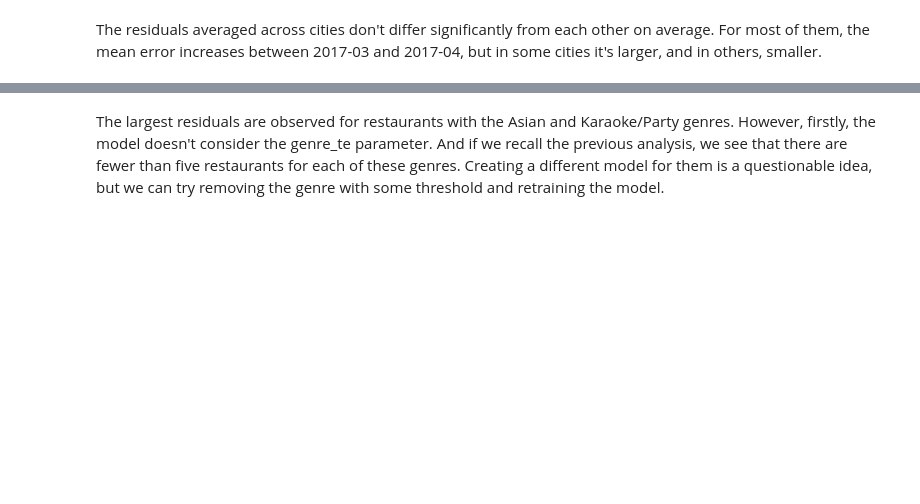
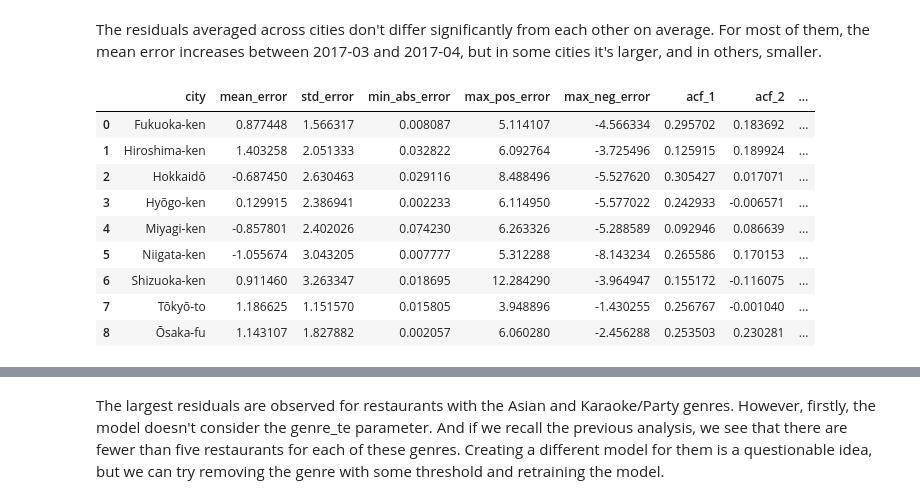
Before and after one commit to Lymuthien/mentoring_program, a Jupyter notebook: notebooks/5.0-model-training-lightgbm-optuna.ipynb, the cells around one changed output, grey strips where cells are left out. Saved outputs shown, nothing was run; the diff lists cells and outputs as text; code cells hidden in the pictures; blank space fills up the shorter version.

```diff
--- a/notebooks/5.0-model-training-lightgbm-optuna.ipynb
+++ b/notebooks/5.0-model-training-lightgbm-optuna.ipynb
@@ -252,5 +257,18 @@ plot_daily_error_by_group(X_test, y_test_pred, y_test, CITY_COL)
 # %% [markdown]
 The residuals averaged across cities don't differ significantly from each other on average. For most of them, the mean error increases between 2017-03 and 2017-04, but in some cities it's larger, and in others, smaller.
+# %%
+get_daily_error_stats_table(X_test, y_test_pred, y_test, CITY_COL)
+# %% [output]
+|  | city | mean_error | std_error | min_abs_error | max_pos_error | max_neg_error | acf_1 | acf_2 | ... |
+| 0 | Fukuoka-ken | 0.877448 | 1.566317 | 0.008087 | 5.114107 | -4.566334 | 0.295702 | 0.183692 | ... |
+| 1 | Hiroshima-ken | 1.403258 | 2.051333 | 0.032822 | 6.092764 | -3.725496 | 0.125915 | 0.189924 | ... |
+| 2 | Hokkaidō | -0.687450 | 2.630463 | 0.029116 | 8.488496 | -5.527620 | 0.305427 | 0.017071 | ... |
+| 3 | Hyōgo-ken | 0.129915 | 2.386941 | 0.002233 | 6.114950 | -5.577022 | 0.242933 | -0.006571 | ... |
+| 4 | Miyagi-ken | -0.857801 | 2.402026 | 0.074230 | 6.263326 | -5.288589 | 0.092946 | 0.086639 | ... |
+| 5 | Niigata-ken | -1.055674 | 3.043205 | 0.007777 | 5.312288 | -8.143234 | 0.265586 | 0.170153 | ... |
+| 6 | Shizuoka-ken | 0.911460 | 3.263347 | 0.018695 | 12.284290 | -3.964947 | 0.155172 | -0.116075 | ... |
+| 7 | Tōkyō-to | 1.186625 | 1.151570 | 0.015805 | 3.948896 | -1.430255 | 0.256767 | -0.001040 | ... |
+| 8 | Ōsaka-fu | 1.143107 | 1.827882 | 0.002057 | 6.060280 | -2.456288 | 0.253503 | 0.230281 | ... |
 # %%
 plot_daily_error_by_group(X_test, y_test_pred, y_test, AIR_GENRE_COL)
 # %% [output]
```
Also changed, not shown: parts of 9 cells of this notebook, 3 other files.
